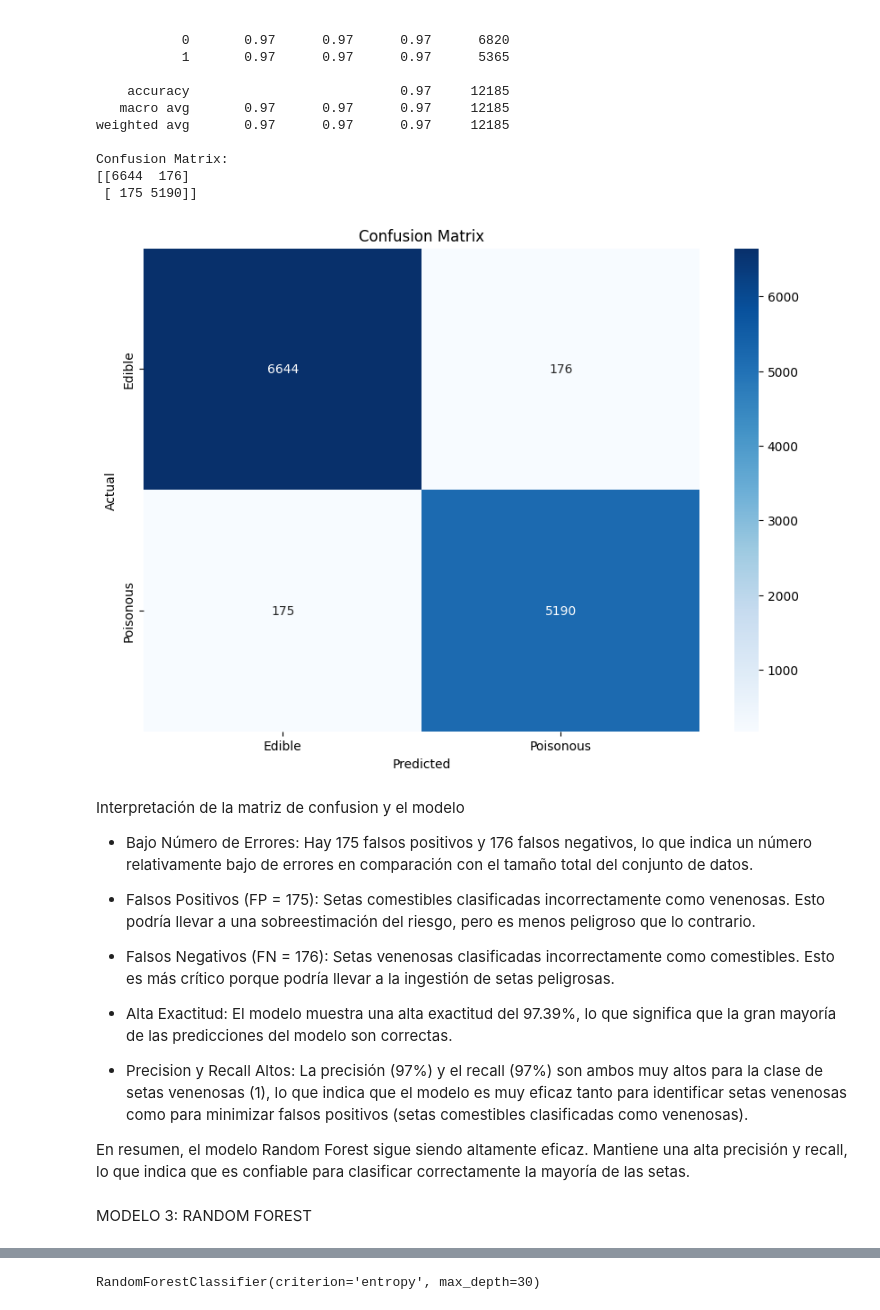
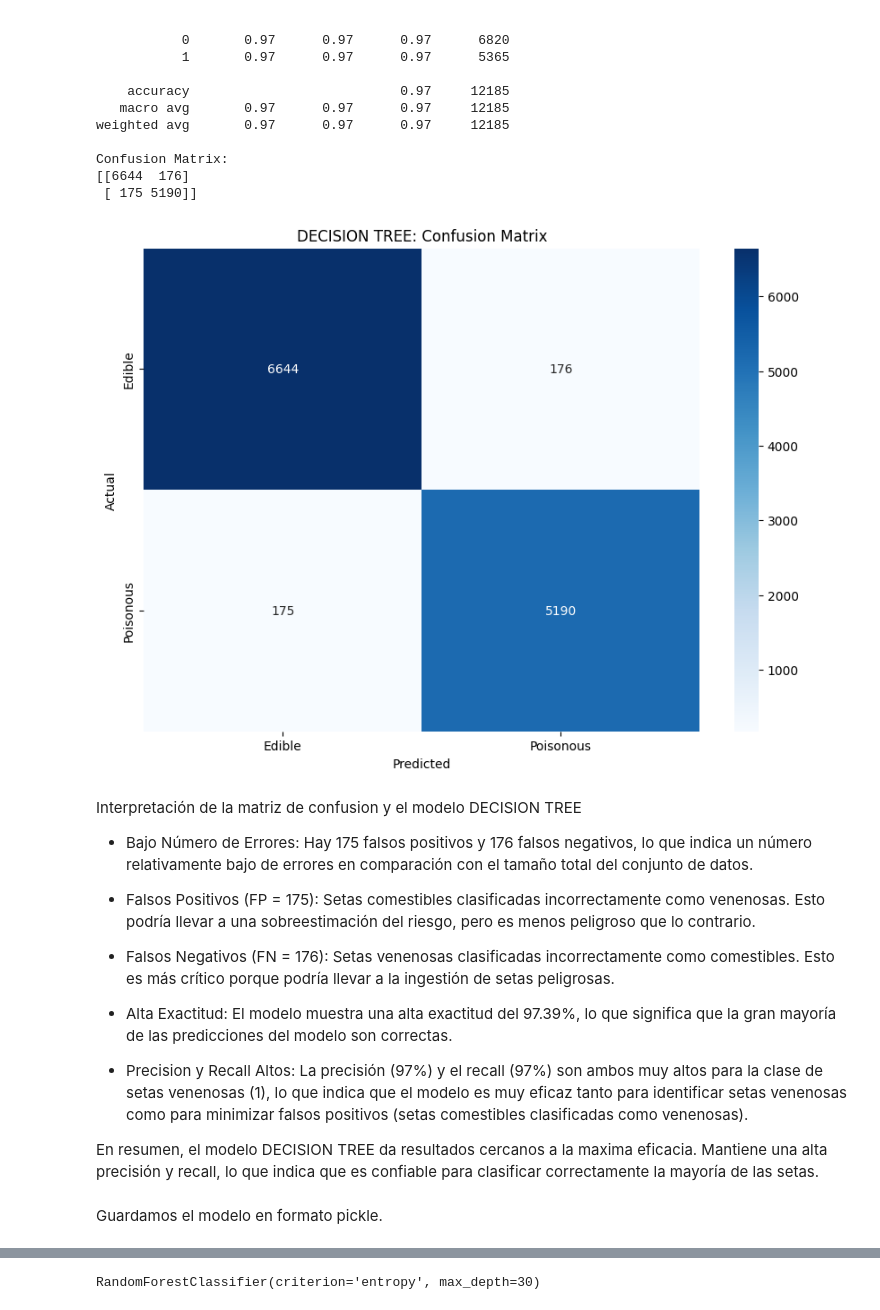
Before and after one commit to Rafa-Carrasco/mushroom_finalpro, a Jupyter notebook: src/explore.ipynb, the cells around one changed output, grey strips where cells are left out. Drawn from its saved outputs; the diff is of its cells as text; code cells hidden in the pictures.

```diff
--- a/src/explore.ipynb
+++ b/src/explore.ipynb
@@ -722,16 +703,16 @@ Confusion Matrix:
 # %%
 # Graficar la matriz de confusión
 
 plt.figure(figsize=(10, 7))
 sns.heatmap(DT_confusion_mat, annot=True, fmt='d', cmap='Blues', xticklabels=['Edible', 'Poisonous'], yticklabels=['Edible', 'Poisonous'])
 plt.xlabel('Predicted')
 plt.ylabel('Actual')
-plt.title('Confusion Matrix')
+plt.title('DECISION TREE: Confusion Matrix')
 plt.show()
 # %% [output]
-[figure, old version]
+[figure, new version]
 # %% [markdown]
-Interpretación de la matriz de confusion y el modelo
+Interpretación de la matriz de confusion y el modelo DECISION TREE
 
  - Bajo Número de Errores: Hay 175 falsos positivos y 176 falsos negativos, lo que indica un número relativamente bajo de errores en comparación con el tamaño total del conjunto de datos.
 
@@ -741,6 +722,7 @@ Interpretación de la matriz de confusion y el modelo
  - Alta Exactitud: El modelo muestra una alta exactitud del 97.39%, lo que significa que la gran mayoría de las predicciones del modelo son correctas.
  - Precision y Recall Altos: La precisión (97%) y el recall (97%) son ambos muy altos para la clase de setas venenosas (1), lo que indica que el modelo es muy eficaz tanto para identificar setas venenosas como para minimizar falsos positivos (setas comestibles clasificadas como venenosas).
 
-
-En resumen, el modelo Random Forest sigue siendo altamente eficaz. Mantiene una alta precisión y recall, lo que indica que es confiable para clasificar correctamente la mayoría de las setas.
+En resumen, el modelo DECISION TREE da resultados cercanos a la maxima eficacia. Mantiene una alta precisión y recall, lo que indica que es confiable para clasificar correctamente la mayoría de las setas.
+# %% [markdown]
+Guardamos el modelo en formato pickle.
 # %%
@@ -751,3 +730 @@ from pickle import dump
 dump(model, open("../models/decision_tree_classifier_default_42.sav", "wb"))
-# %% [markdown]
-MODELO 3: RANDOM FOREST
```
Also changed, not shown: parts of 38 cells of this notebook, 4 other files.
